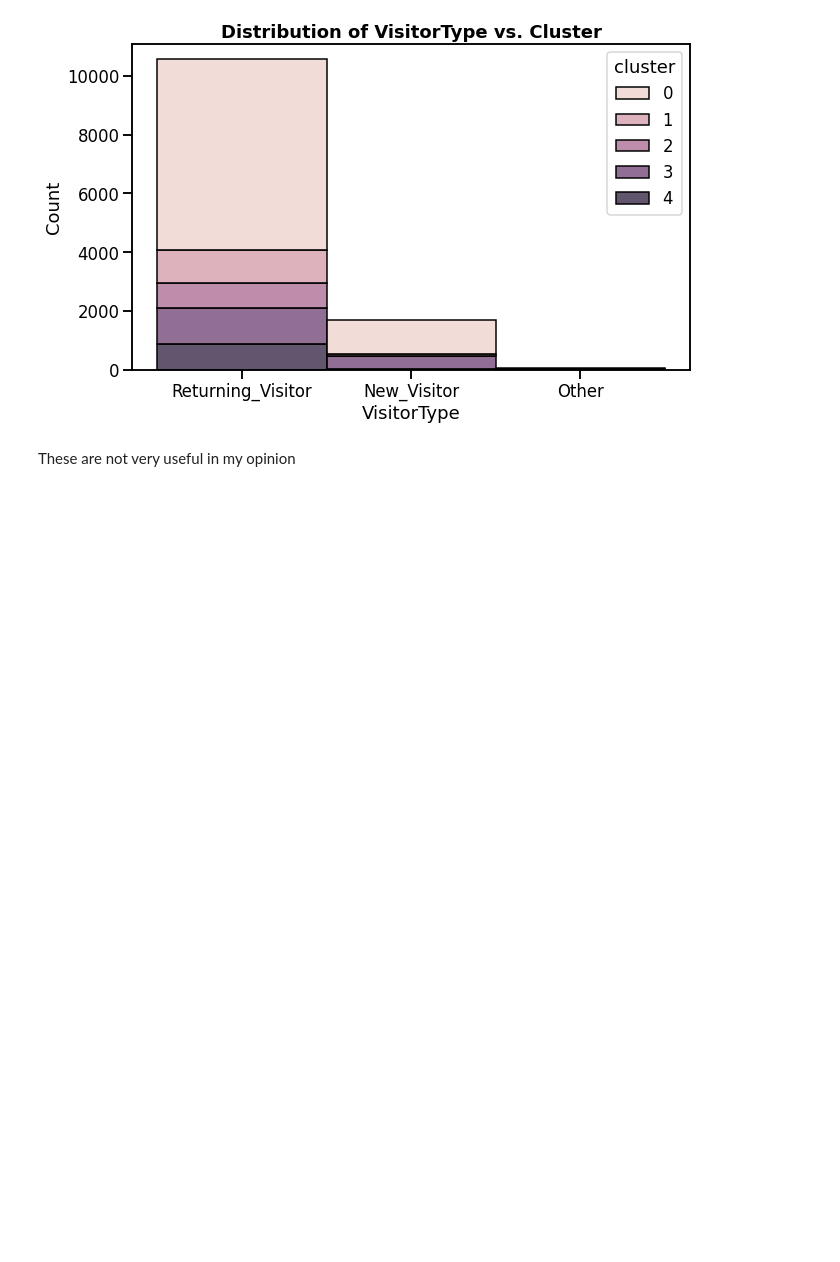
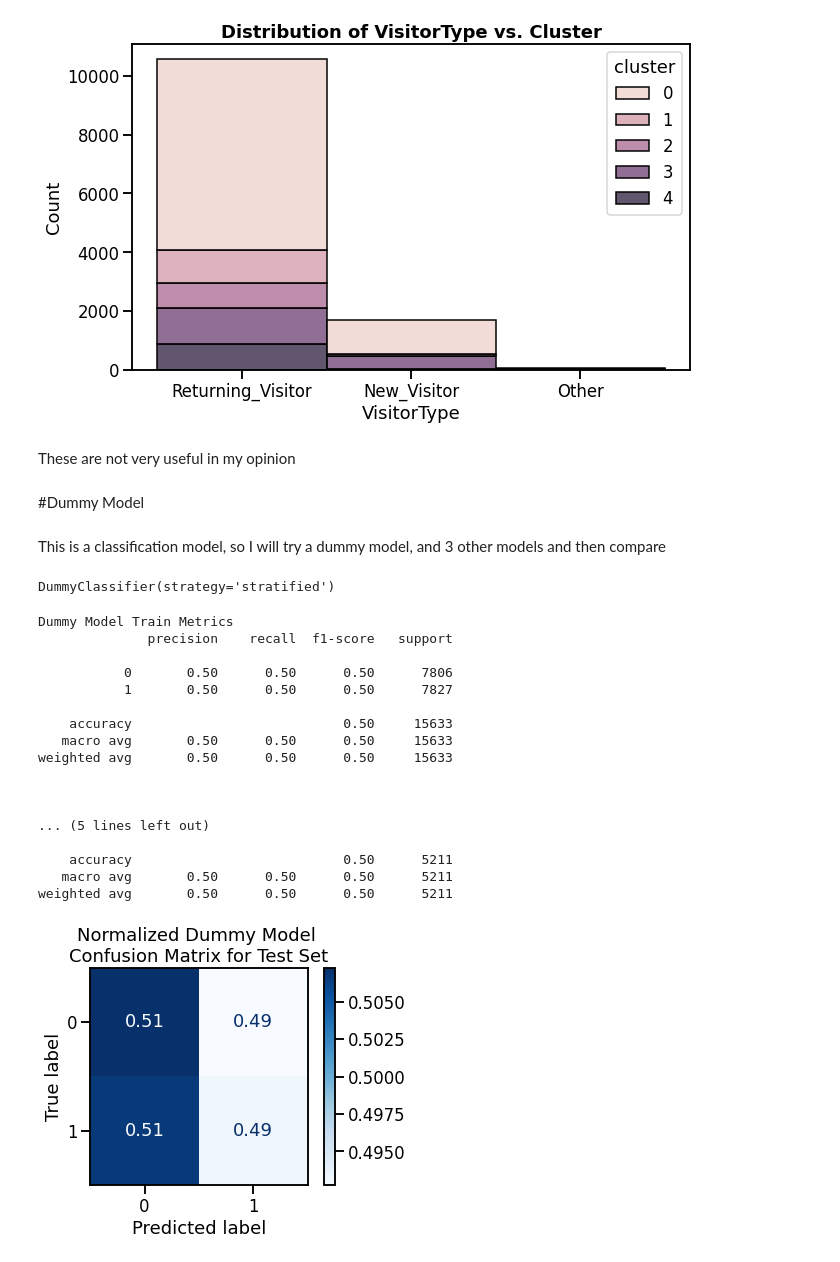
Before and after one commit to brock-ricker/Online-Shoppers-Purchasing-Intent, a Jupyter notebook: Online_Shoppers_Purchasing_Intent.ipynb, the cells around one changed output. Drawn from its saved outputs; the diff is of its cells as text; code cells hidden in the pictures; blank space fills up the shorter version.

```diff
--- a/Online_Shoppers_Purchasing_Intent.ipynb
+++ b/Online_Shoppers_Purchasing_Intent.ipynb
@@ -363,3 +374,50 @@ for col in cluster_obj_cols:
 [figure]
 # %% [markdown]
 These are not very useful in my opinion
+# %% [markdown]
+#Dummy Model
+# %% [markdown]
+This is a classification model, so I will try a dummy model, and 3 other models and then compare
+# %%
+#lets build a function to evaluate our models. since we will be doing this a lot
+def eval_model(model,name,X_train=X_train_processed,X_test=X_test_processed,y_train=y_train,y_test=y_test):
+  train_preds = model.predict(X_train)
+  test_preds = model.predict(X_test)
+
+  print(f"{name} Model Train Metrics")
+  print(classification_report(y_train,train_preds,zero_division = 0))
+  print("\n")
+  print(f"{name} Model Test Metrics")
+  print(classification_report(y_test,test_preds,zero_division = 0))
+  print("\n")
+  #I am only going to include the confusion matrix for the test set in my evals but not the train, I think this + the classifcation report for train/test will be sufficient to choose a model
+  disp1 = ConfusionMatrixDisplay.from_estimator(model, X_test, y_test, cmap = "Blues",normalize="true");
+  disp1.ax_.set_title(f"Normalized {name} Model \nConfusion Matrix for Test Set");
+# %%
+#Instantiate and fit Model
+
+dummy = DummyClassifier(strategy = "stratified")
+dummy.fit(X_train_processed,y_train)
+# %% [output]
+DummyClassifier(strategy='stratified')
+# %%
+eval_model(dummy,"Dummy")
+# %% [output]
+Dummy Model Train Metrics
+              precision    recall  f1-score   support
+
+           0       0.50      0.50      0.50      7806
+           1       0.50      0.50      0.50      7827
+
+    accuracy                           0.50     15633
+   macro avg       0.50      0.50      0.50     15633
+weighted avg       0.50      0.50      0.50     15633
+
+
+
+... (5 lines left out)
+
+    accuracy                           0.50      5211
+   macro avg       0.50      0.50      0.50      5211
+weighted avg       0.50      0.50      0.50      5211
+[figure, added]
```
Also changed, not shown: parts of 29 cells of this notebook.
